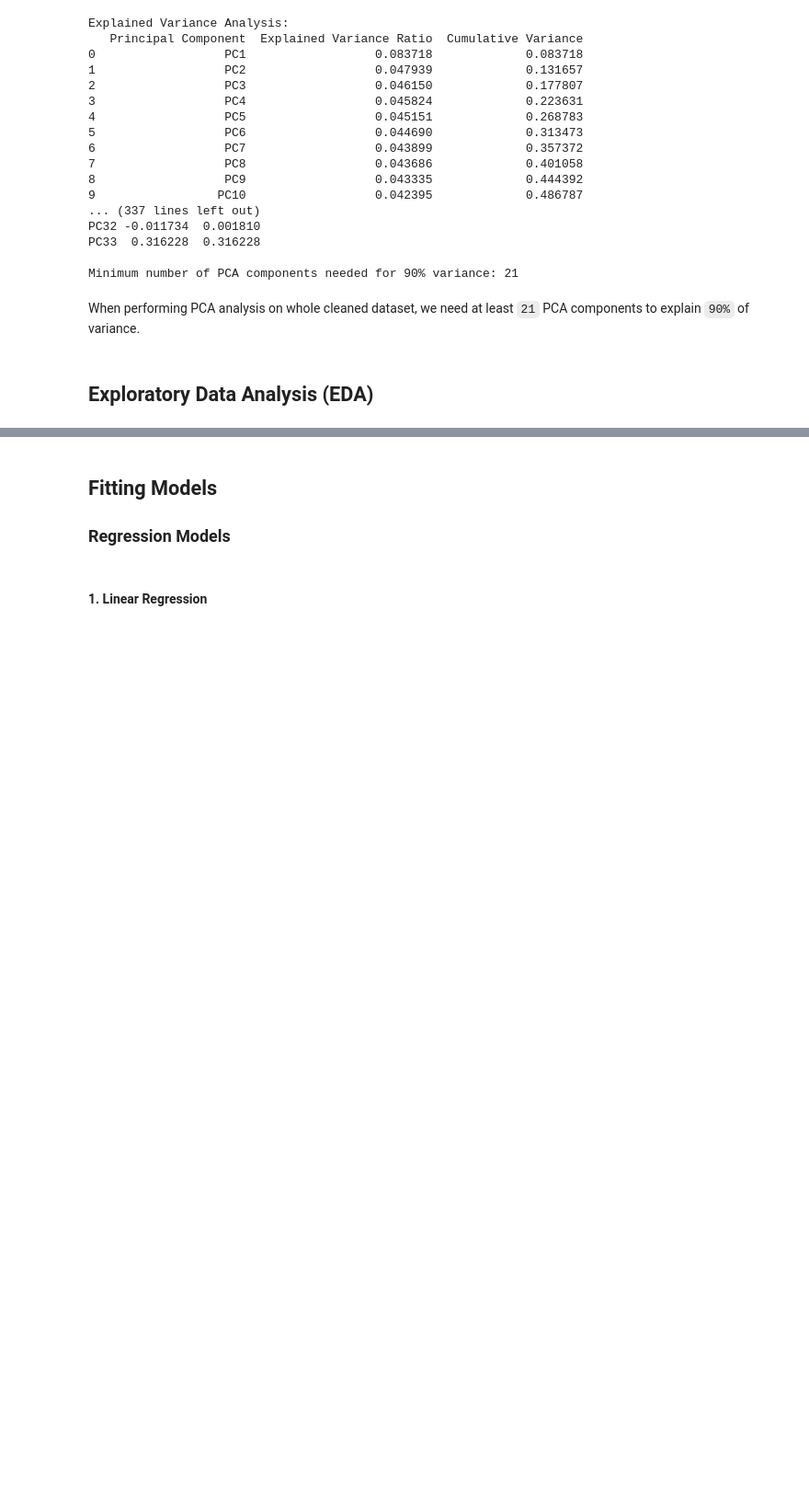
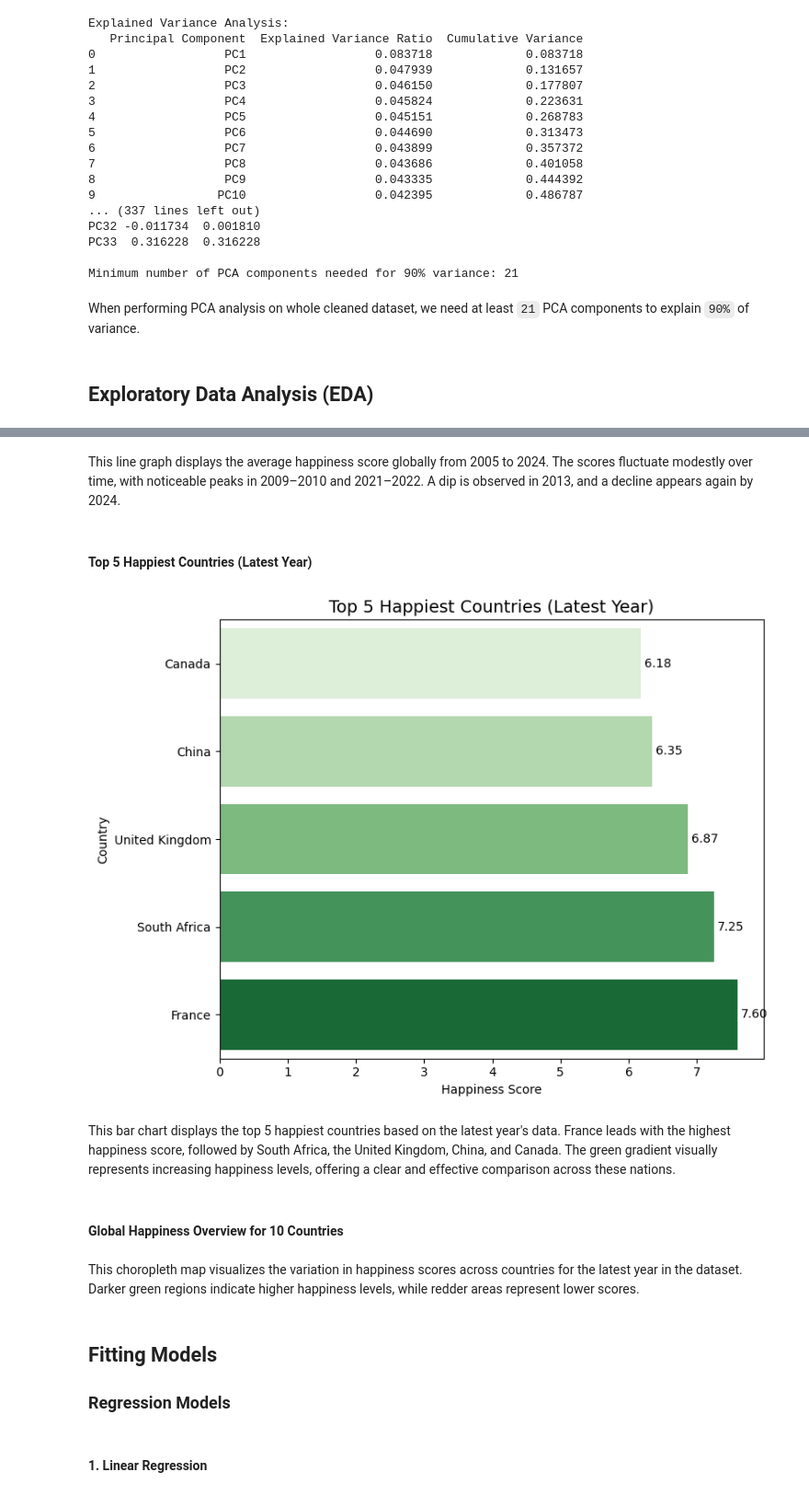
Before and after one commit to MadalinaTilvan/World-Happiness-Report, a Jupyter notebook: World Happiness Report.ipynb, the cells around one changed output, grey strips where cells are left out. Shown at 92% size. Saved outputs shown, nothing was run; the diff lists cells and outputs as text; code cells hidden in the pictures; blank space fills up the shorter version.

```diff
--- a/World Happiness Report.ipynb
+++ b/World Happiness Report.ipynb
@@ -401,0 +415,34 @@ When performing PCA analysis on whole cleaned dataset, we need at least `21` PCA
+# %% [markdown]
+This line graph displays the average happiness score globally from 2005 to 2024. The scores fluctuate modestly over time, with noticeable peaks in 2009–2010 and 2021–2022. A dip is observed in 2013, and a decline appears again by 2024.
+# %% [markdown]
+#### Top 5 Happiest Countries (Latest Year)
+# %%
+# Filter latest data and standardize country names
+latest_year = happiness_clean['Year'].max()
+happiness_clean['Country'] = happiness_clean['Country'].replace({'UK': 'United Kingdom', 'USA': 'United States'})
+latest_data = happiness_clean[happiness_clean['Year'] == latest_year].copy()
+
+# Drop duplicates and sort top 5
+latest_data_unique = latest_data.drop_duplicates(subset='Country')
+top_5 = latest_data_unique.sort_values(by='Happiness_Score', ascending=False).head(5).sort_values('Happiness_Score')
+
+# Plot top 5 happiest countries
+top_colors = sns.color_palette("Greens", n_colors=5)
+plt.figure(figsize=(8, 6))
+sns.barplot(x='Happiness_Score', y='Country', data=top_5, palette=top_colors)
+plt.title('Top 5 Happiest Countries (Latest Year)', fontsize=14)
+plt.xlabel('Happiness Score')
+plt.ylabel('Country')
+
+# Add value labels
+for i, v in enumerate(top_5['Happiness_Score']):
+    plt.text(v + 0.05, i, f'{v:.2f}', va='center')
+
+plt.tight_layout()
+plt.show()
+# %% [output]
+[figure, added]
+# %% [markdown]
+This bar chart displays the top 5 happiest countries based on the latest year's data. France leads with the highest happiness score, followed by South Africa, the United Kingdom, China, and Canada. The green gradient visually represents increasing happiness levels, offering a clear and effective comparison across these nations.
+# %% [markdown]
+#### Global Happiness Overview for 10 Countries
@@ -402,3 +506,5 @@ When performing PCA analysis on whole cleaned dataset, we need at least `21` PCA
+# %% [markdown]
+This choropleth map visualizes the variation in happiness scores across countries for the latest year in the dataset. Darker green regions indicate higher happiness levels, while redder areas represent lower scores.
 # %% [markdown]
 ## Fitting Models
 
```
Also changed, not shown: parts of 34 cells of this notebook.
